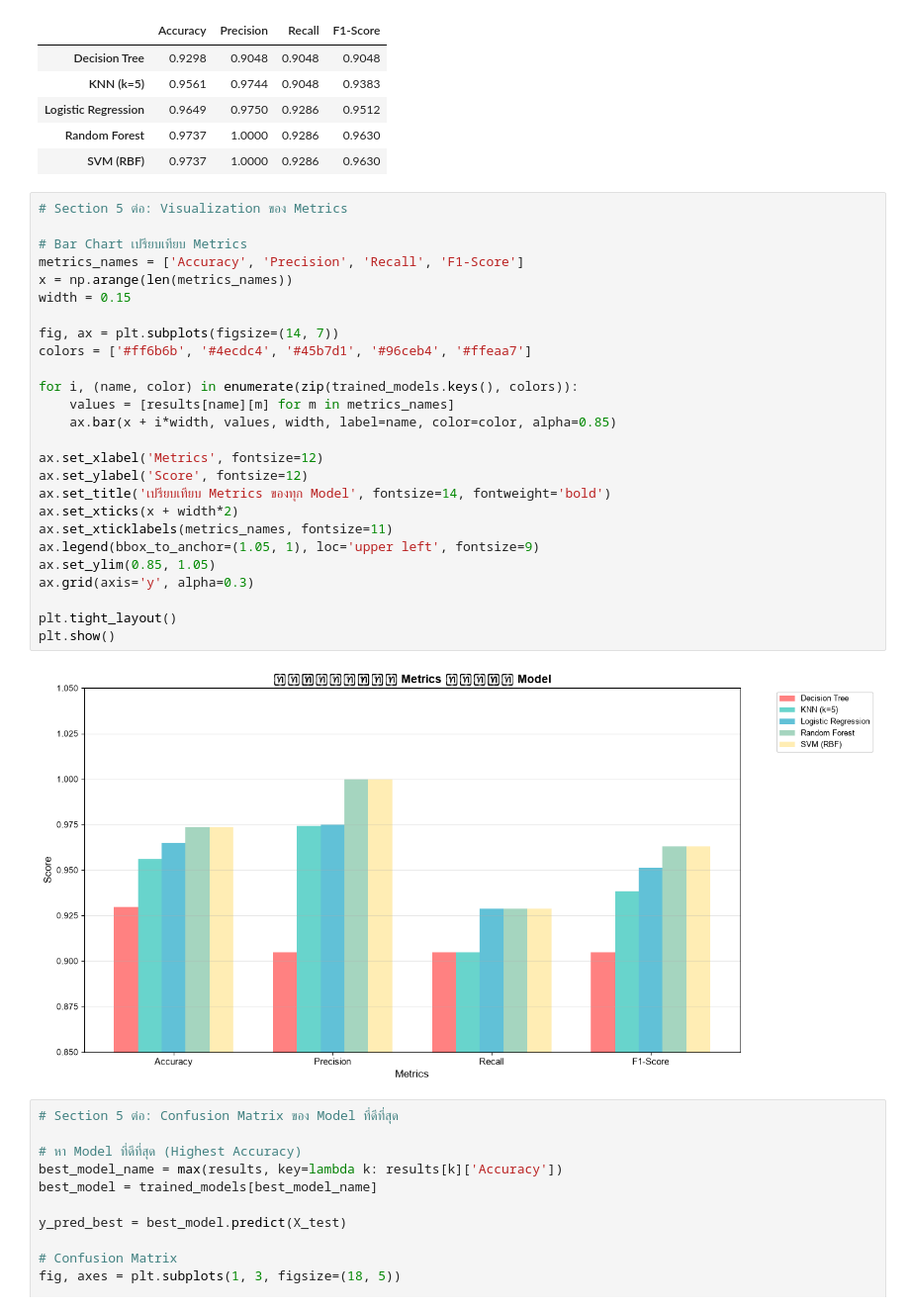
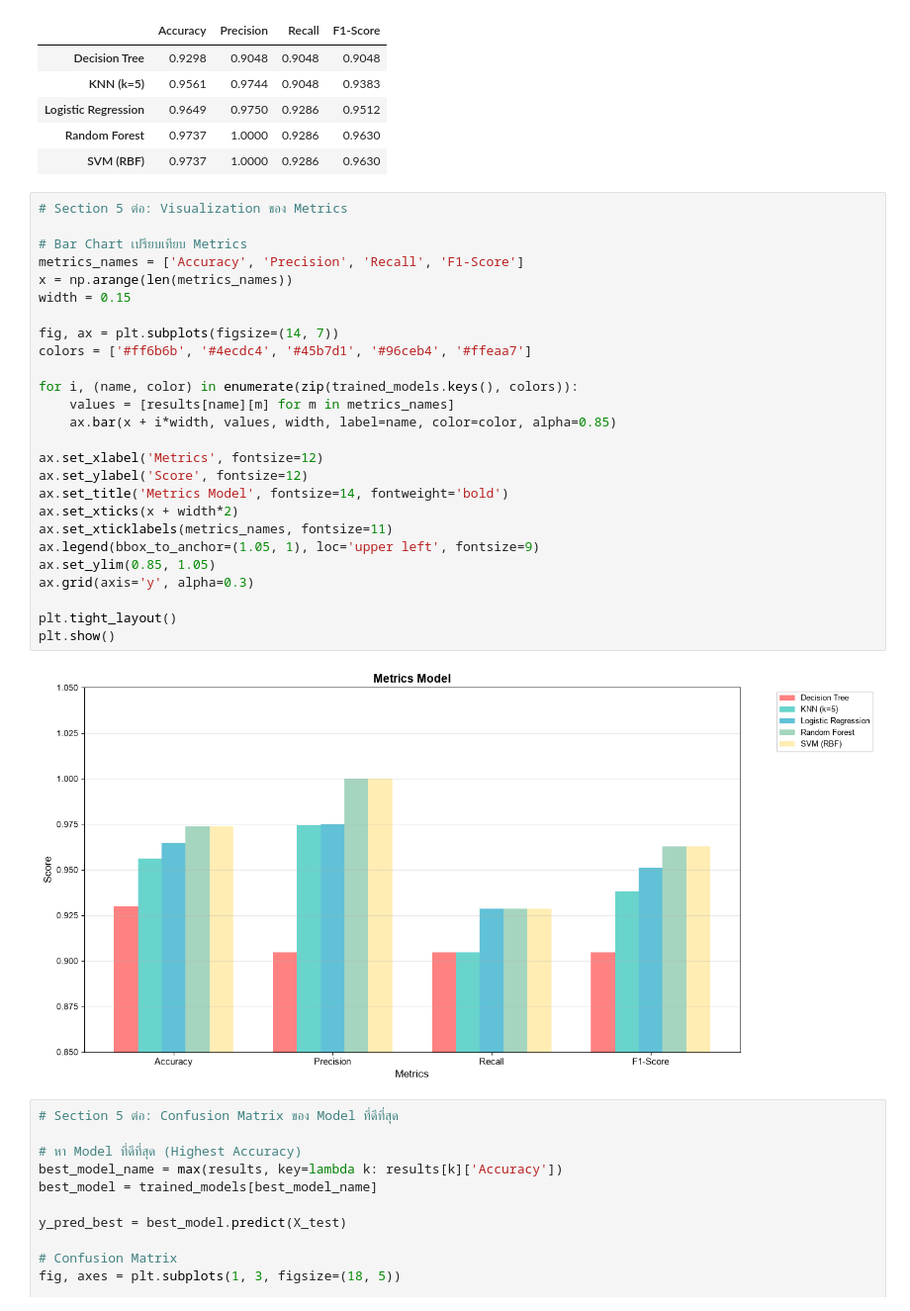
Before and after one commit to pasunim/DT514-Data-Classification-W5, a Jupyter notebook: W5_classification.ipynb, the cells around one changed output. Shown at 99% size. Saved outputs shown, nothing was run; the diff lists cells and outputs as text.

Commit message:
Fix execution count and update title for metrics comparison plot

```diff
--- a/W5_classification.ipynb
+++ b/W5_classification.ipynb
@@ -300,31 +300,31 @@ display(results_df.round(4))
 # %%
 # Section 5 ต่อ: Visualization ของ Metrics
 
 # Bar Chart เปรียบเทียบ Metrics
 metrics_names = ['Accuracy', 'Precision', 'Recall', 'F1-Score']
 x = np.arange(len(metrics_names))
 width = 0.15
 
 fig, ax = plt.subplots(figsize=(14, 7))
 colors = ['#ff6b6b', '#4ecdc4', '#45b7d1', '#96ceb4', '#ffeaa7']
 
 for i, (name, color) in enumerate(zip(trained_models.keys(), colors)):
     values = [results[name][m] for m in metrics_names]
     ax.bar(x + i*width, values, width, label=name, color=color, alpha=0.85)
 
 ax.set_xlabel('Metrics', fontsize=12)
 ax.set_ylabel('Score', fontsize=12)
-ax.set_title('เปรียบเทียบ Metrics ของทุก Model', fontsize=14, fontweight='bold')
+ax.set_title('Metrics Model', fontsize=14, fontweight='bold')
 ax.set_xticks(x + width*2)
 ax.set_xticklabels(metrics_names, fontsize=11)
 ax.legend(bbox_to_anchor=(1.05, 1), loc='upper left', fontsize=9)
 ax.set_ylim(0.85, 1.05)
 ax.grid(axis='y', alpha=0.3)
 
 plt.tight_layout()
 plt.show()
 # %% [output]
-[figure, old version]
+[figure, new version]
 # %%
 # Section 5 ต่อ: Confusion Matrix ของ Model ที่ดีที่สุด
 
```
